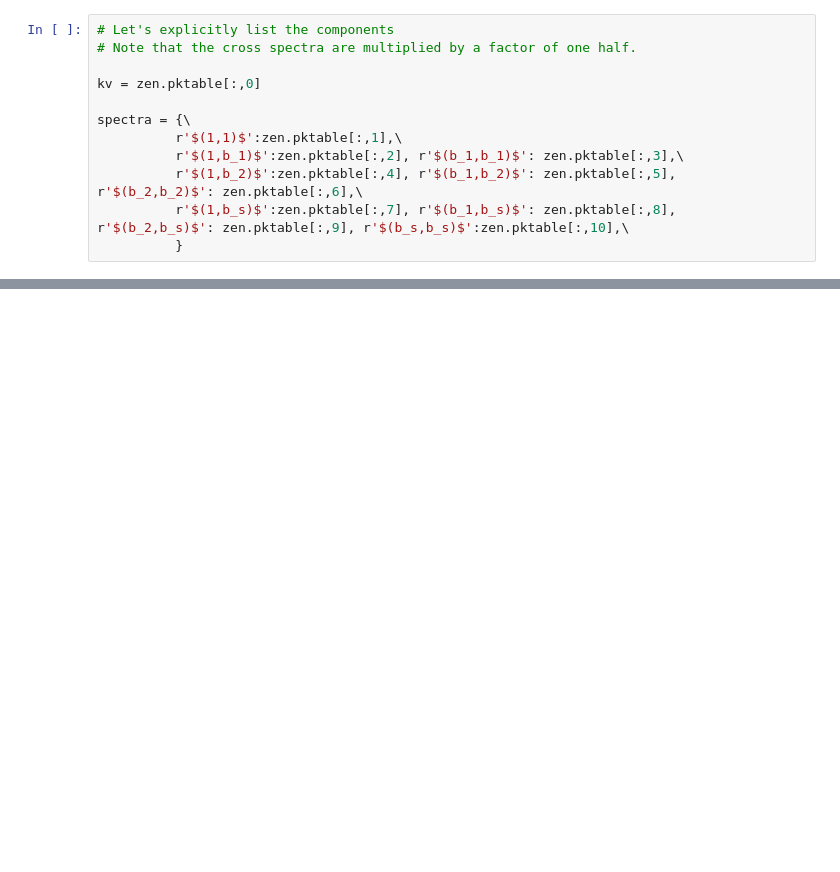
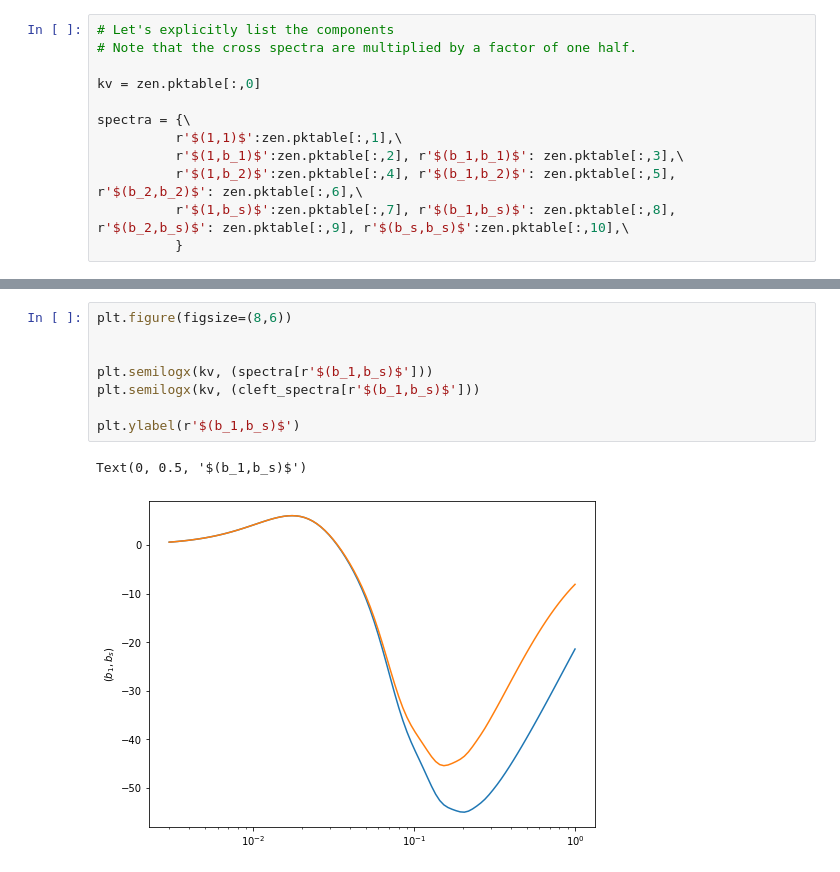
Before and after one commit to sfschen/ZeNBu, a Jupyter notebook: Example.ipynb, the cells around one changed output, grey strips where cells are left out. Cells and saved outputs as stored; diff of their text form; blank space fills up the shorter version.

```diff
--- a/Example.ipynb
+++ b/Example.ipynb
@@ -40,0 +66,11 @@ plt.show()
+# %%
+plt.figure(figsize=(8,6))
+
+
+plt.semilogx(kv, (spectra[r'$(b_1,b_s)$']))
+plt.semilogx(kv, (cleft_spectra[r'$(b_1,b_s)$']))
+
+plt.ylabel(r'$(b_1,b_s)$')
+# %% [output]
+Text(0, 0.5, '$(b_1,b_s)$')
+[figure, added]
```
Also changed, not shown: parts of 7 cells of this notebook, 2 other files.
